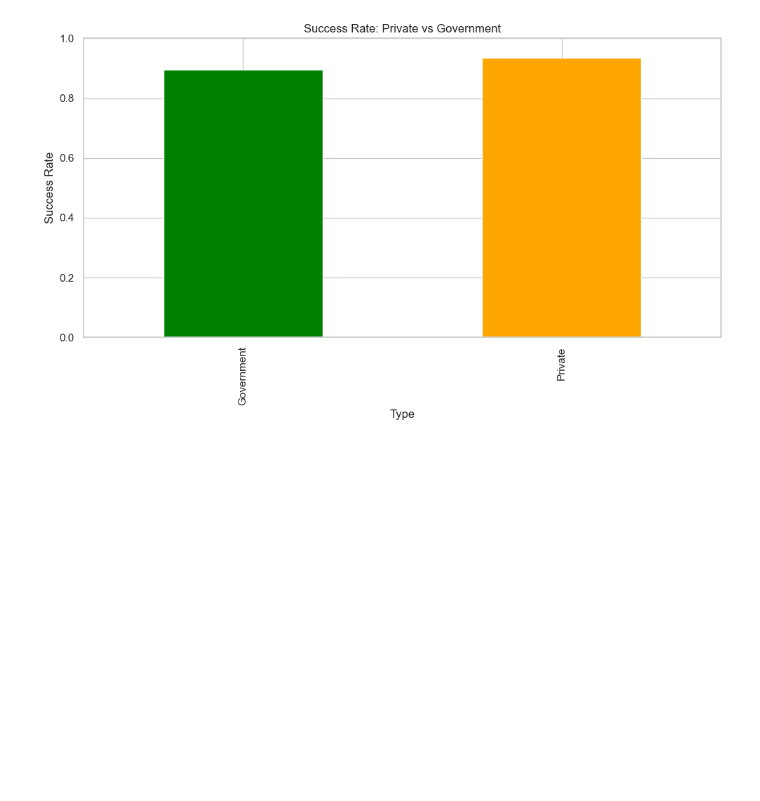
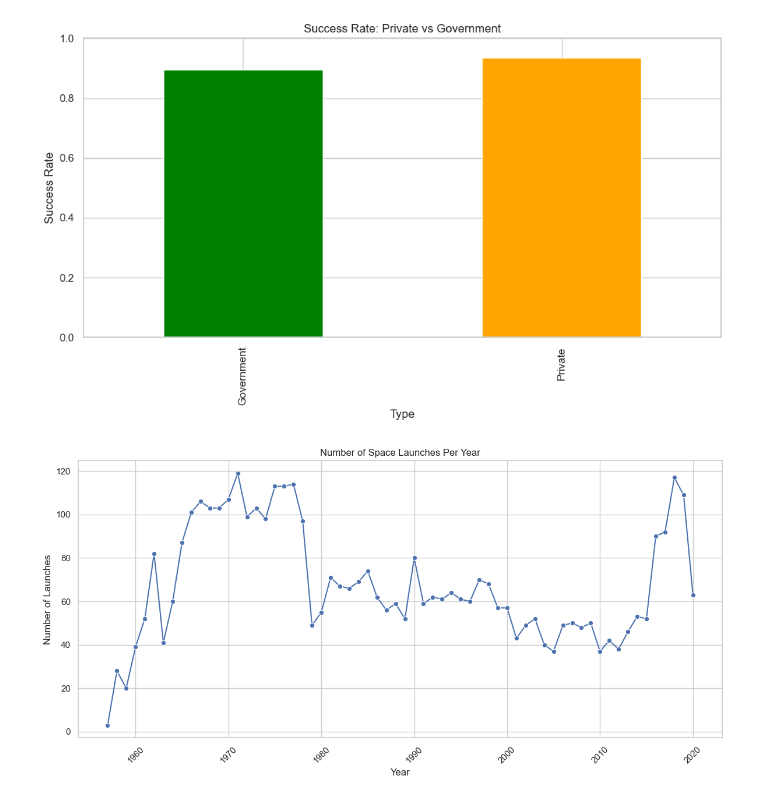
Before and after one commit to Saksham0121/Space-Mission-Analytics, a Jupyter notebook: Analysis.ipynb, the cells around one changed output. Cells and saved outputs as stored; diff of their text form; code cells hidden in the pictures; blank space fills up the shorter version.

```diff
--- a/Analysis.ipynb
+++ b/Analysis.ipynb
@@ -281,3 +208,17 @@ Private       0.936000
 dtype: float64
 [figure]
 [figure]
+# %%
+# Number of launches per year (trend over time)
+launches_per_year = df['Year'].value_counts().sort_index()
+
+plt.figure(figsize=(12, 6))
+sns.lineplot(x=launches_per_year.index, y=launches_per_year.values, marker='o')
+plt.title('Number of Space Launches Per Year')
+plt.xlabel('Year')
+plt.ylabel('Number of Launches')
+plt.xticks(rotation=45)
+plt.tight_layout()
+plt.show()
+# %% [output]
+[figure, added]
```
Also changed, not shown: parts of 10 cells of this notebook.
